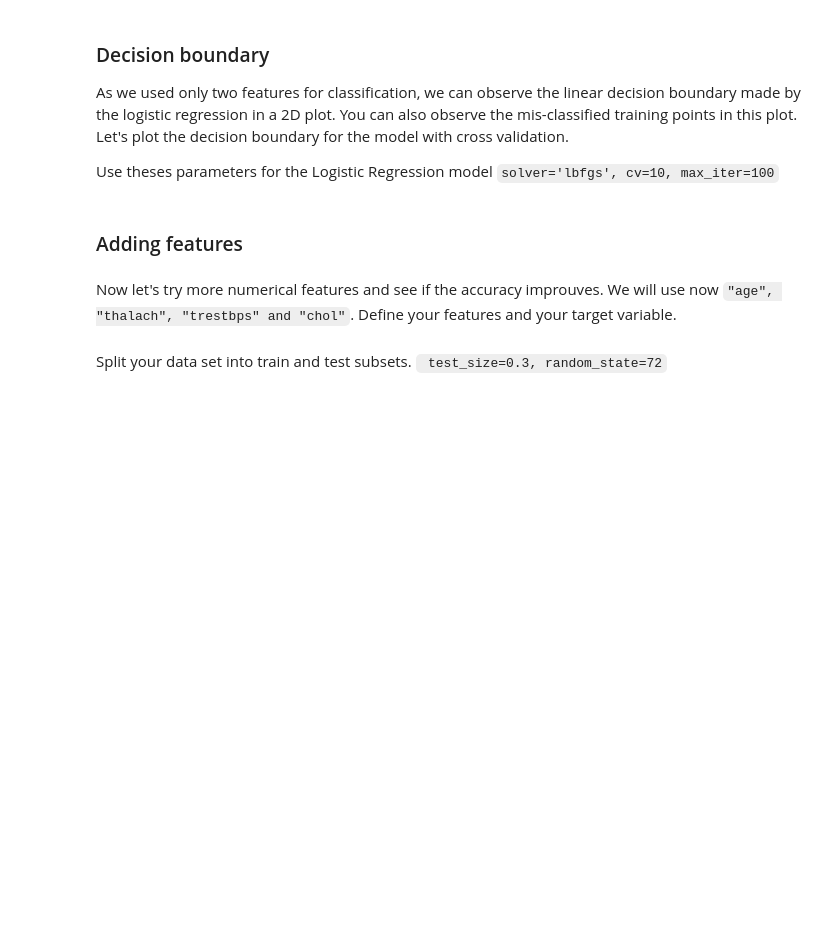
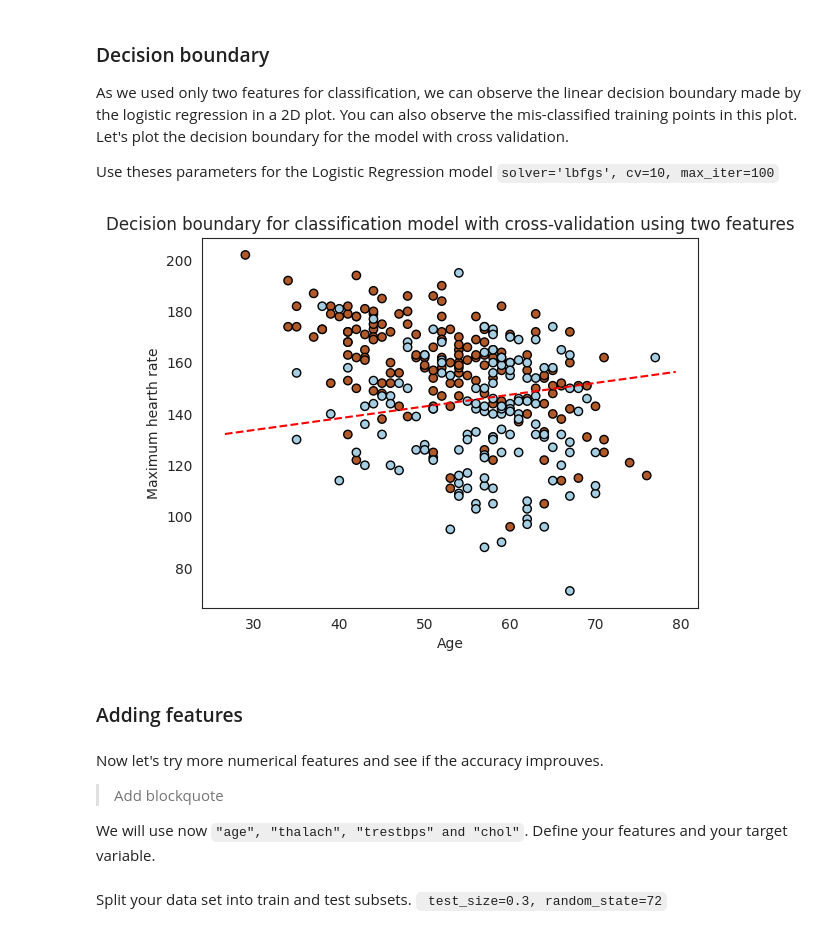
Before and after one commit to LemdjoM/Arduino, a Jupyter notebook: labs/10 - Classification 1/Exercises/exercise_class1.ipynb, the cells around one changed output. Cells and saved outputs as stored; diff of their text form; code cells hidden in the pictures; blank space fills up the shorter version.

```diff
--- a/labs/10 - Classification 1/Exercises/exercise_class1.ipynb
+++ b/labs/10 - Classification 1/Exercises/exercise_class1.ipynb
@@ -76,0 +77,5 @@ y = 'Your Code Here'
+# %%
+X = df[['age', 'thalach']]
+y = df['target']
+print(X)
+print(y)
@@ -183,28 +283,45 @@ Use theses parameters for the Logistic Regression model `solver='lbfgs', cv=10,
 # %%
 #Decision boundary
 import numpy as np
 import matplotlib.pyplot as plt
 
 # Create and fit the model on X and y (use all the available data without spliting)
-# Your Code Here
+model = LogisticRegressionCV(
+    solver='lbfgs',  # Solver method
+    cv=10,           # 10-fold cross-validation
+    max_iter=100    # Max iterations for convergence
+    #random_state=72  # Fixing seed for reproducibility
+)
 
+# Fit the model on the entire dataset
+model.fit(X, y)
 
-plt.scatter('Your code here', 'Your code here', c='Your code Here', edgecolors='k', cmap=plt.cm.Paired)
+#plt.scatter('Your code here', 'Your code here', c='Your code Here', edgecolors='k', cmap=plt.cm.Paired)
+plt.scatter(X['age'].values, X['thalach'].values, c=y, edgecolors='k', cmap=plt.cm.Paired)
 ax = plt.gca()
-x_vals = 'Your code here'
-y_vals = 'Your code here'
+#x_vals = 'Your code here'
+x_vals = np.array(ax.get_xlim())
+#y_vals = 'Your code here'
+y_vals = (-x_vals * model.coef_[0][0] - model.intercept_[0])/model.coef_[0][1]
 plt.plot(x_vals, y_vals, '--', c="red")
+
 
 plt.xlabel('Age')
 plt.ylabel('Maximum hearth rate')
 
 
 plt.title('Decision boundary for classification model with cross-validation using two features')
 
 plt.show()
+# %% [output]
+[figure, added]
 # %% [markdown]
 ### Adding features
 # %% [markdown]
 Now let's try more numerical features and see if the accuracy improuves.
+
+> Add blockquote
+
+
 We will use now `"age", "thalach", "trestbps" and "chol"`.
 Define your features and your target variable.
```
Also changed, not shown: parts of 41 cells of this notebook.
